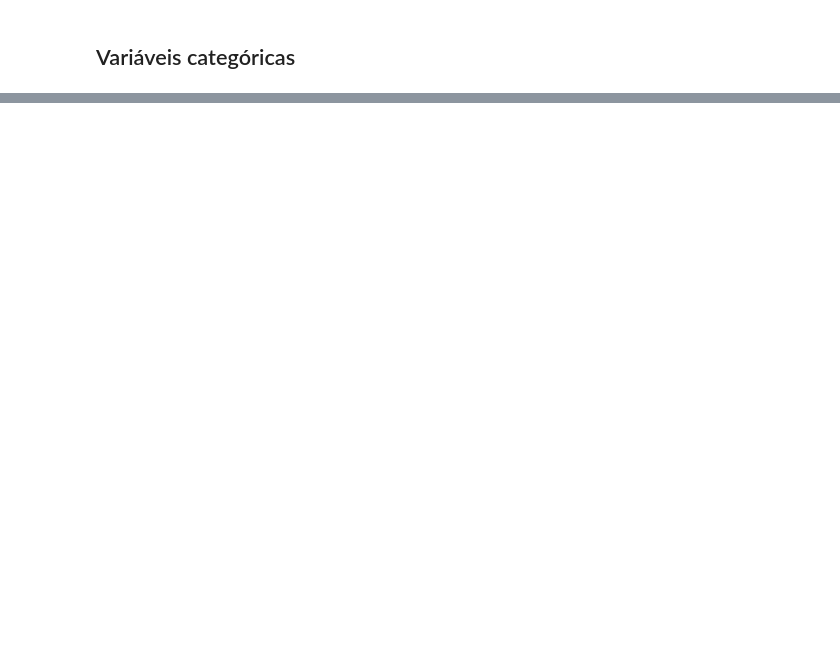
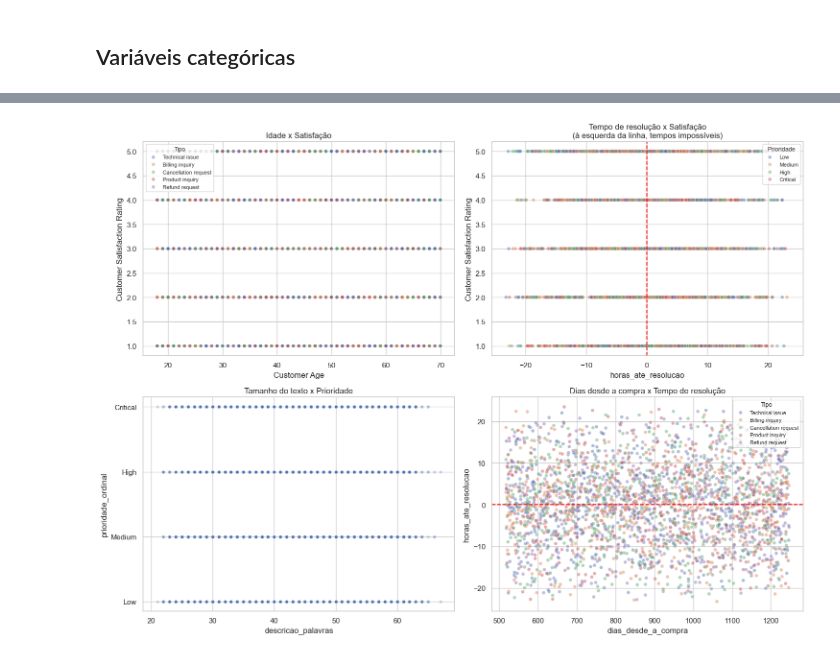
Before and after one commit to FelipeRR05/Bernardo_Eleuterio_Felipe_Rocha_Guilherme_Silva_Heitor_Oliveira_PB, a Jupyter notebook: eda/EDA_Customer_Support_Tickets.ipynb, the cells around one changed output, grey strips where cells are left out. Cells and saved outputs as stored; diff of their text form; code cells hidden in the pictures; blank space fills up the shorter version.

```diff
--- a/eda/EDA_Customer_Support_Tickets.ipynb
+++ b/eda/EDA_Customer_Support_Tickets.ipynb
@@ -1228,0 +797,31 @@ As alternativas concretas para a Etapa 3 estão detalhadas no documento `eda/REL
+# %%
+fig, eixos = plt.subplots(2, 2, figsize=(15, 11))
+
+sns.scatterplot(data=df, x="Customer Age", y="Customer Satisfaction Rating",
+                hue="Ticket Type", alpha=0.45, s=26, ax=eixos[0, 0])
+eixos[0, 0].set_title("Idade x Satisfação")
+eixos[0, 0].legend(title="Tipo", fontsize=8, title_fontsize=9)
+
+sns.scatterplot(data=df, x="horas_ate_resolucao", y="Customer Satisfaction Rating",
+                hue="Ticket Priority", hue_order=["Low", "Medium", "High", "Critical"],
+                alpha=0.45, s=26, ax=eixos[0, 1])
+eixos[0, 1].axvline(0, color="red", linestyle="--", linewidth=1.5)
+eixos[0, 1].set_title("Tempo de resolução x Satisfação\n(à esquerda da linha, tempos impossíveis)")
+eixos[0, 1].legend(title="Prioridade", fontsize=8, title_fontsize=9)
+
+sns.scatterplot(data=df, x="descricao_palavras", y="prioridade_ordinal",
+                alpha=0.25, s=22, color="#4c72b0", ax=eixos[1, 0])
+eixos[1, 0].set_yticks([1, 2, 3, 4])
+eixos[1, 0].set_yticklabels(["Low", "Medium", "High", "Critical"])
+eixos[1, 0].set_title("Tamanho do texto x Prioridade")
+
+sns.scatterplot(data=df, x="dias_desde_a_compra", y="horas_ate_resolucao",
+                hue="Ticket Type", alpha=0.45, s=26, ax=eixos[1, 1])
+eixos[1, 1].axhline(0, color="red", linestyle="--", linewidth=1.5)
+eixos[1, 1].set_title("Dias desde a compra x Tempo de resolução")
+eixos[1, 1].legend(title="Tipo", fontsize=8, title_fontsize=9)
+
+plt.tight_layout()
+plt.show()
+# %% [output]
+[figure, added]
```
Also changed, not shown: parts of 69 cells of this notebook, 48 other files.
